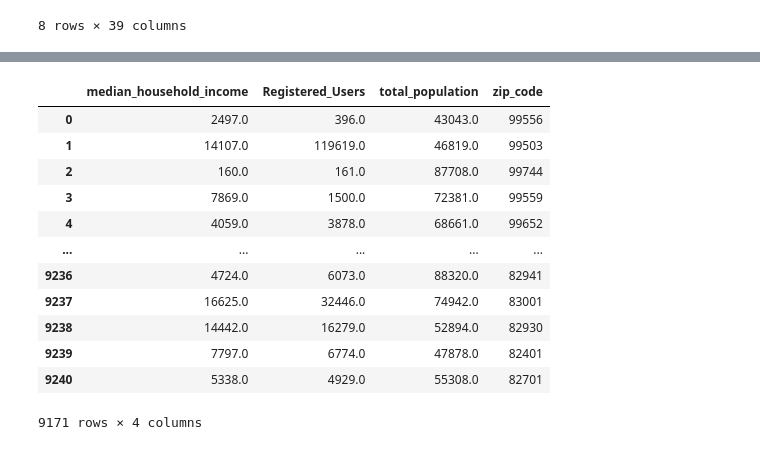
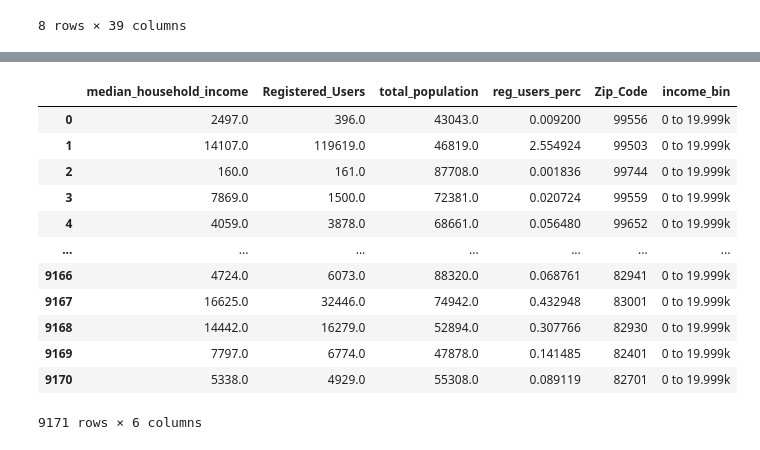
Before and after one commit to alvessab/smu_project1_libraries, a Jupyter notebook: Registered Users to Income Boxplot Violin plot.ipynb, the cells around one changed output, grey strips where cells are left out. Cells and saved outputs as stored; diff of their text form; code cells hidden in the pictures.

```diff
--- a/Registered Users to Income Boxplot Violin plot.ipynb
+++ b/Registered Users to Income Boxplot Violin plot.ipynb
@@ -176,5 +114,6 @@ df3
 # %%
-df3 = df3.rename(columns={"Zip Code":"Zip_Code"})
-df3 = df3.rename(columns={"Registered Users":"Registered_Users"})
-df3
+# Rename the Registered Users, and the Zip Code columns
+df1 = df1.rename(columns={"Zip Code":"Zip_Code"})
+df1 = df1.rename(columns={"Registered Users":"Registered_Users"})
+df1
 # %% [output]
@@ -193,0 +133,10 @@ df3
+# %%
+# Create bins in which to place values based upon Median household income
+bins = [0, 19999, 39999, 59999, 79999, 99999, 9999999]
+
+# Create labels for these bins
+group_labels = ["0 to 19.999k", "20k to 39.999k", "40k to 59.999k", "60k to 79.999k", "80k to 99.999k", "100k+"]
+# %%
+# Set bins to our dataframe
+df1["income_bin"] = pd.cut(df1.median_household_income, bins, labels=group_labels, include_lowest=True)
+df1.head()
@@ -199,33 +176,40 @@ print(len(unique_list))
 # %%
-pop_sum= df3["total_population"]
-pop_sum
+#Group by the same zip codes
+#zip_code_group = df2.groupby(['Zip_Code'])
+
+#total population by zip code
+zip_pop_sum= df1["total_population"]
+
+#total median household income by zip code
+zip_income_sum = df1["median_household_income"]
+
+#total Registered Users by zip code
+zip_reg_sum = df1["Registered_Users"]
+
+#total Registered Users Percentage by zip code
+reg_users_perc_sum = df1["reg_users_perc"]
 
 
+#place info into dataframe
+zip_code_totals = pd.DataFrame({"median_household_income": zip_income_sum,
+                                    "Registered_Users":zip_reg_sum,
+                                    "total_population": zip_pop_sum,
+                                    "reg_users_perc" : reg_users_perc_sum,
+                                    "Zip_Code" : df1.Zip_Code})
 
-income_sum = df3["median_household_income"]
-income_sum
-
-
-reg_sum = df3["Registered_Users"]
-reg_sum
-
-
-zip_code_totals = pd.DataFrame({"median_household_income": income_sum,
-                                    "Registered_Users":reg_sum,
-                                    "total_population":pop_sum,
-                                   "zip_code" : df3.Zip_Code})
+zip_code_totals["income_bin"] = pd.cut(zip_code_totals.median_household_income, bins, labels=group_labels, include_lowest=True)
 zip_code_totals
 # %% [output]
-|  | median_household_income | Registered_Users | total_population | zip_code |
-| 0 | 2497.0 | 396.0 | 43043.0 | 99556 |
-| 1 | 14107.0 | 119619.0 | 46819.0 | 99503 |
-| 2 | 160.0 | 161.0 | 87708.0 | 99744 |
-| 3 | 7869.0 | 1500.0 | 72381.0 | 99559 |
-| 4 | 4059.0 | 3878.0 | 68661.0 | 99652 |
-| ... | ... | ... | ... | ... |
-| 9236 | 4724.0 | 6073.0 | 88320.0 | 82941 |
-| 9237 | 16625.0 | 32446.0 | 74942.0 | 83001 |
-| 9238 | 14442.0 | 16279.0 | 52894.0 | 82930 |
-| 9239 | 7797.0 | 6774.0 | 47878.0 | 82401 |
-| 9240 | 5338.0 | 4929.0 | 55308.0 | 82701 |
+|  | median_household_income | Registered_Users | total_population | reg_users_perc | Zip_Code | income_bin |
+| 0 | 2497.0 | 396.0 | 43043.0 | 0.009200 | 99556 | 0 to 19.999k |
+| 1 | 14107.0 | 119619.0 | 46819.0 | 2.554924 | 99503 | 0 to 19.999k |
+| 2 | 160.0 | 161.0 | 87708.0 | 0.001836 | 99744 | 0 to 19.999k |
+| 3 | 7869.0 | 1500.0 | 72381.0 | 0.020724 | 99559 | 0 to 19.999k |
+| 4 | 4059.0 | 3878.0 | 68661.0 | 0.056480 | 99652 | 0 to 19.999k |
+| ... | ... | ... | ... | ... | ... | ... |
+| 9166 | 4724.0 | 6073.0 | 88320.0 | 0.068761 | 82941 | 0 to 19.999k |
+| 9167 | 16625.0 | 32446.0 | 74942.0 | 0.432948 | 83001 | 0 to 19.999k |
+| 9168 | 14442.0 | 16279.0 | 52894.0 | 0.307766 | 82930 | 0 to 19.999k |
+| 9169 | 7797.0 | 6774.0 | 47878.0 | 0.141485 | 82401 | 0 to 19.999k |
+| 9170 | 5338.0 | 4929.0 | 55308.0 | 0.089119 | 82701 | 0 to 19.999k |
-9171 rows × 4 columns
+9171 rows × 6 columns
```
Also changed, not shown: parts of 86 cells of this notebook, 11 other files.
